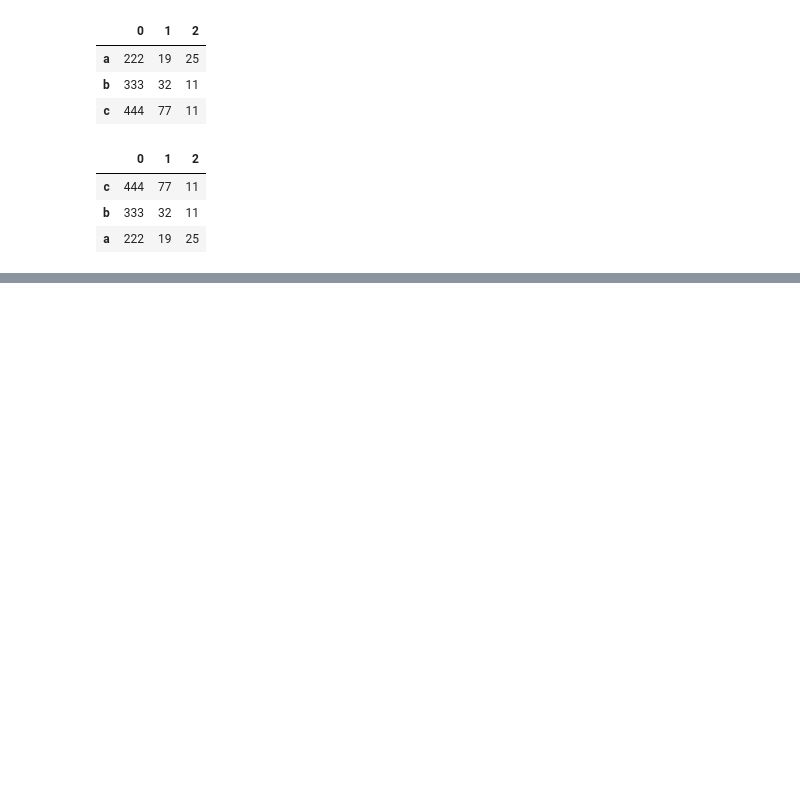
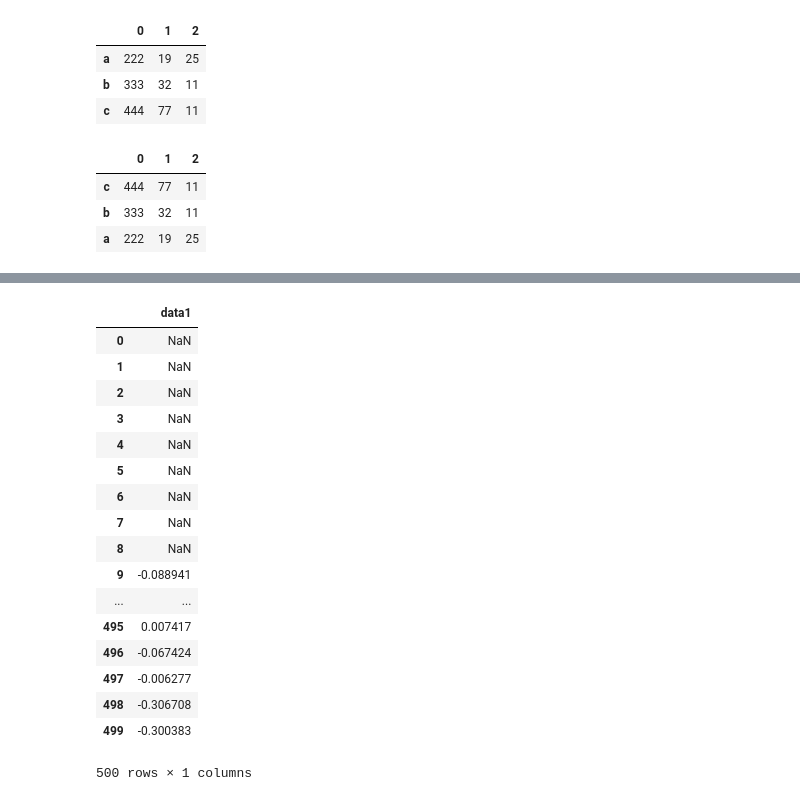
Before and after one commit to juebrauer/course_introduction_to_python, a Jupyter notebook: 06_pandas_datenstrukturen/pandas_datenstrukturen.ipynb, the cells around one changed output, grey strips where cells are left out. Saved outputs shown, nothing was run; the diff lists cells and outputs as text; code cells hidden in the pictures; blank space fills up the shorter version.

```diff
--- a/06_pandas_datenstrukturen/pandas_datenstrukturen.ipynb
+++ b/06_pandas_datenstrukturen/pandas_datenstrukturen.ipynb
@@ -1080,0 +1226,21 @@ df.sort_values(by=[2,1], ascending=[True,False])
+# %%
+df.rolling(10).mean()
+# %% [output]
+|  | data1 |
+| 0 | NaN |
+| 1 | NaN |
+| 2 | NaN |
+| 3 | NaN |
+| 4 | NaN |
+| 5 | NaN |
+| 6 | NaN |
+| 7 | NaN |
+| 8 | NaN |
+| 9 | -0.088941 |
+| ... | ... |
+| 495 | 0.007417 |
+| 496 | -0.067424 |
+| 497 | -0.006277 |
+| 498 | -0.306708 |
+| 499 | -0.300383 |
+500 rows × 1 columns
```
Also changed, not shown: parts of 25 cells of this notebook.
